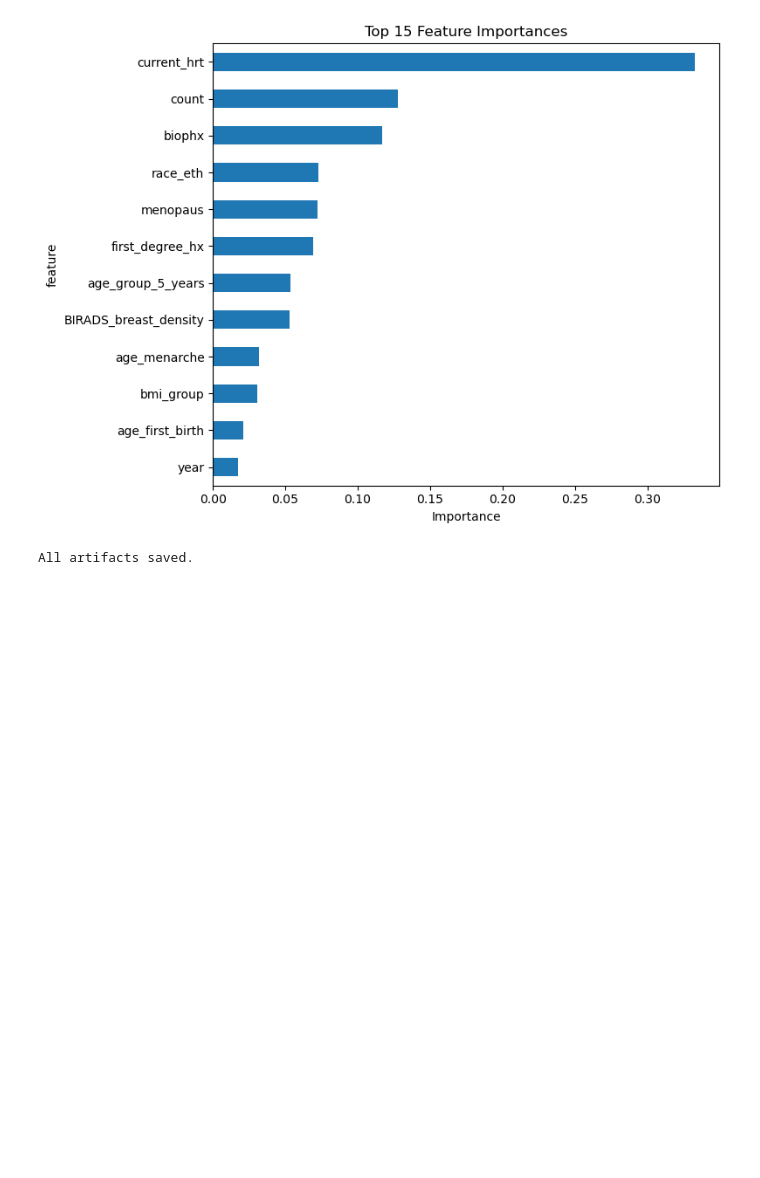
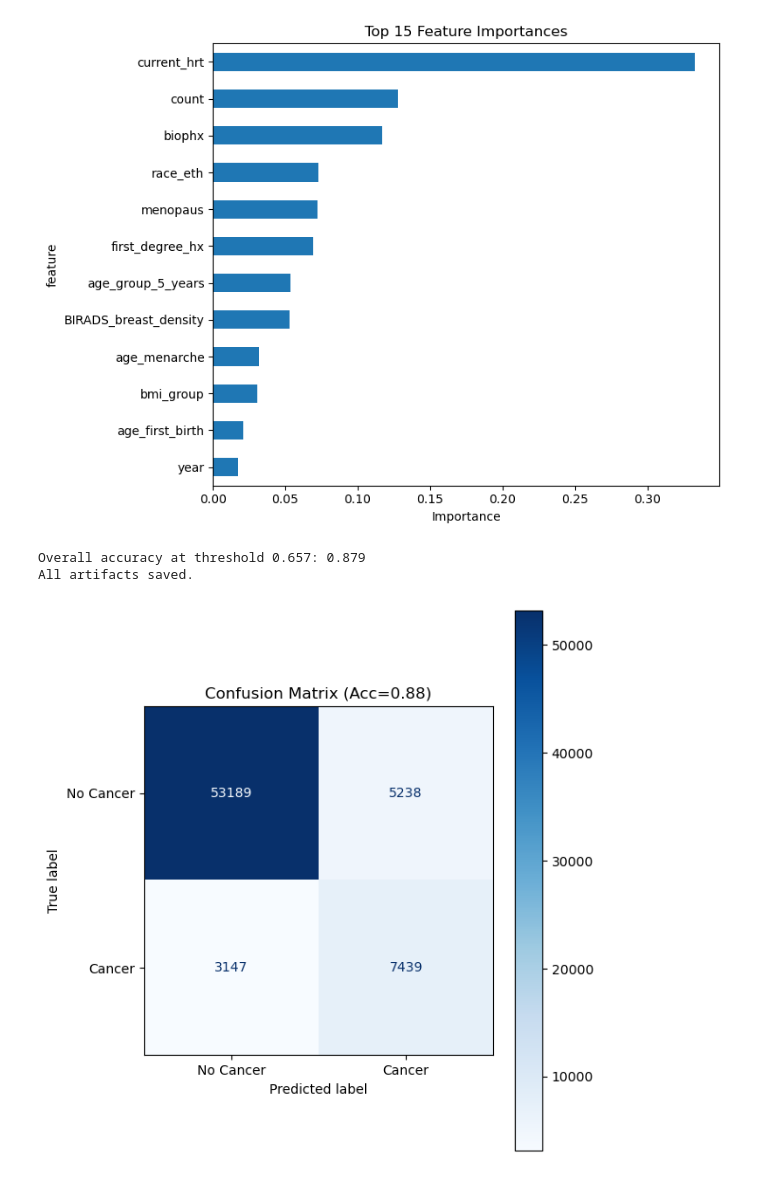
Before and after one commit to fvetdds/breast_cancer_app, a Jupyter notebook: XGboost.ipynb, the cells around one changed output. Cells and saved outputs as stored; diff of their text form; code cells hidden in the pictures; blank space fills up the shorter version.

```diff
--- a/XGboost.ipynb
+++ b/XGboost.ipynb
@@ -9,7 +9,7 @@ from sklearn.model_selection import train_test_split, RandomizedSearchCV
 from sklearn.metrics import (
     precision_score, f1_score, make_scorer,
     precision_recall_curve, average_precision_score,
-    brier_score_loss
+    brier_score_loss, confusion_matrix, ConfusionMatrixDisplay, accuracy_score
 )
 from sklearn.calibration import calibration_curve
 import xgboost as xgb
@@ -155,30 +155,48 @@ joblib.dump(matched_threshold, "models/threshold.pkl")
 fig_pr.savefig("pr_curve.png", dpi=300)
 fig_cal.savefig("calibration_curve.png", dpi=300)
 fig_fi.savefig("feature_importance.png", dpi=300)
 
+y_pred_label = (y_prob >= matched_threshold).astype(int)
+
+# Compute accuracy and confusion matrix
+acc = accuracy_score(y_test, y_pred_label)
+cm  = confusion_matrix(y_test, y_pred_label)
+
+print(f"Overall accuracy at threshold {matched_threshold:.3f}: {acc:.3f}")
+
+# Plot the confusion matrix
+fig_cm, ax_cm = plt.subplots(figsize=(6,6))
+disp = ConfusionMatrixDisplay(confusion_matrix=cm, display_labels=['No Cancer','Cancer'])
+disp.plot(ax=ax_cm, cmap=plt.cm.Blues, values_format='d')
+ax_cm.set_title(f'Confusion Matrix (Acc={acc:.2f})')
+plt.tight_layout()
+fig_cm.savefig("confusion_matrix.png", dpi=300)
+
 print("All artifacts saved.")
 # %% [output]
 Requirement already satisfied: imbalanced-learn in c:\users\vetdd\anaconda3\lib\site-packages (0.12.3)
 Requirement already satisfied: xgboost in c:\users\vetdd\anaconda3\lib\site-packages (3.0.0)
 Requirement already satisfied: numpy>=1.17.3 in c:\users\vetdd\anaconda3\lib\site-packages (from imbalanced-learn) (1.26.4)
 Requirement already satisfied: scipy>=1.5.0 in c:\users\vetdd\anaconda3\lib\site-packages (from imbalanced-learn) (1.13.1)
 Requirement already satisfied: scikit-learn>=1.0.2 in c:\users\vetdd\anaconda3\lib\site-packages (from imbalanced-learn) (1.6.1)
 Requirement already satisfied: joblib>=1.1.1 in c:\users\vetdd\anaconda3\lib\site-packages (from imbalanced-learn) (1.4.2)
 Requirement already satisfied: threadpoolctl>=2.0.0 in c:\users\vetdd\anaconda3\lib\site-packages (from imbalanced-learn) (3.5.0)
 Fitting 5 folds for each of 50 candidates, totalling 250 fits
 Parameters: { "use_label_encoder" } are not used.
 
   bst.update(dtrain, iteration=i, fobj=obj)
 Best hyperparameters: {'clf__subsample': 0.6, 'clf__scale_pos_weight': 1.0, 'clf__reg_lambda': 5, 'clf__reg_alpha': 0, 'clf__n_estimators': 800, 'clf__max_depth': 7, 'clf__learning_rate': 0.1, 'clf__g ...
 Parameters: { "use_label_encoder" } are not used.
 
   bst.update(dtrain, iteration=i, fobj=obj)
 ⚠️  No threshold meets both ≥0.7; falling back to best‐F1 point
 Threshold = 0.657
 Precision = 0.587
 Recall    = 0.703
 Brier score: 0.1012
 [figure]
 [figure]
 [figure]
+Overall accuracy at threshold 0.657: 0.879
 All artifacts saved.
+[figure, added]
```
Also changed, not shown: 3 other files.
